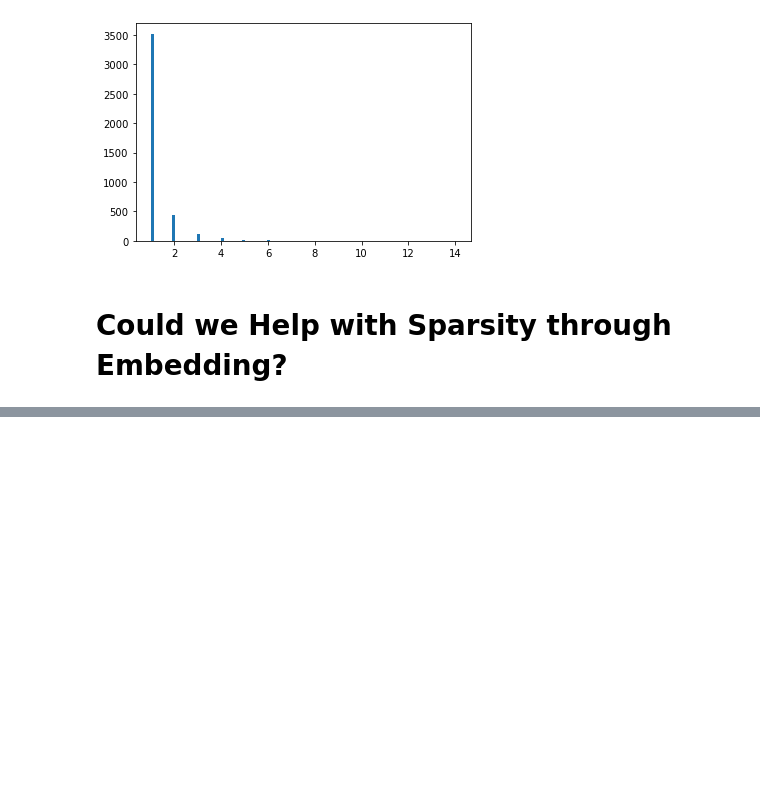
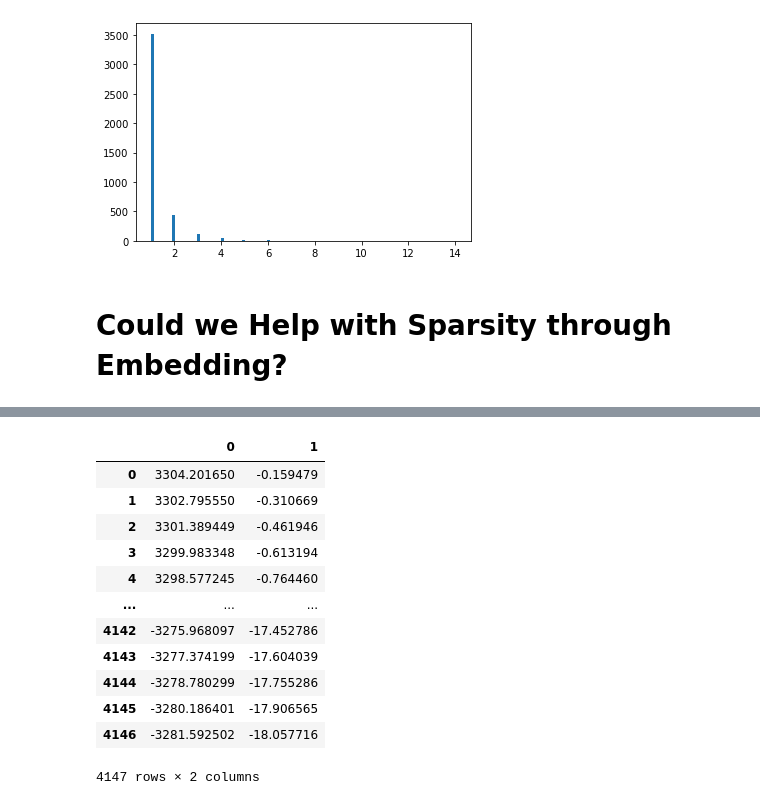
Before and after one commit to pmccaffrey6/cs221_project, a Jupyter notebook: cs221_project_secondary_analysis.ipynb, the cells around one changed output, grey strips where cells are left out. Saved outputs shown, nothing was run; the diff lists cells and outputs as text; code cells hidden in the pictures; blank space fills up the shorter version.

```diff
--- a/cs221_project_secondary_analysis.ipynb
+++ b/cs221_project_secondary_analysis.ipynb
@@ -140,0 +129,16 @@ print(np.sum(pca.explained_variance_ratio_))
+# %%
+X
+# %% [output]
+|  | 0 | 1 |
+| 0 | 3304.201650 | -0.159479 |
+| 1 | 3302.795550 | -0.310669 |
+| 2 | 3301.389449 | -0.461946 |
+| 3 | 3299.983348 | -0.613194 |
+| 4 | 3298.577245 | -0.764460 |
+| ... | ... | ... |
+| 4142 | -3275.968097 | -17.452786 |
+| 4143 | -3277.374199 | -17.604039 |
+| 4144 | -3278.780299 | -17.755286 |
+| 4145 | -3280.186401 | -17.906565 |
+| 4146 | -3281.592502 | -18.057716 |
+4147 rows × 2 columns
```
Also changed, not shown: parts of 22 cells of this notebook, 2 other files.
